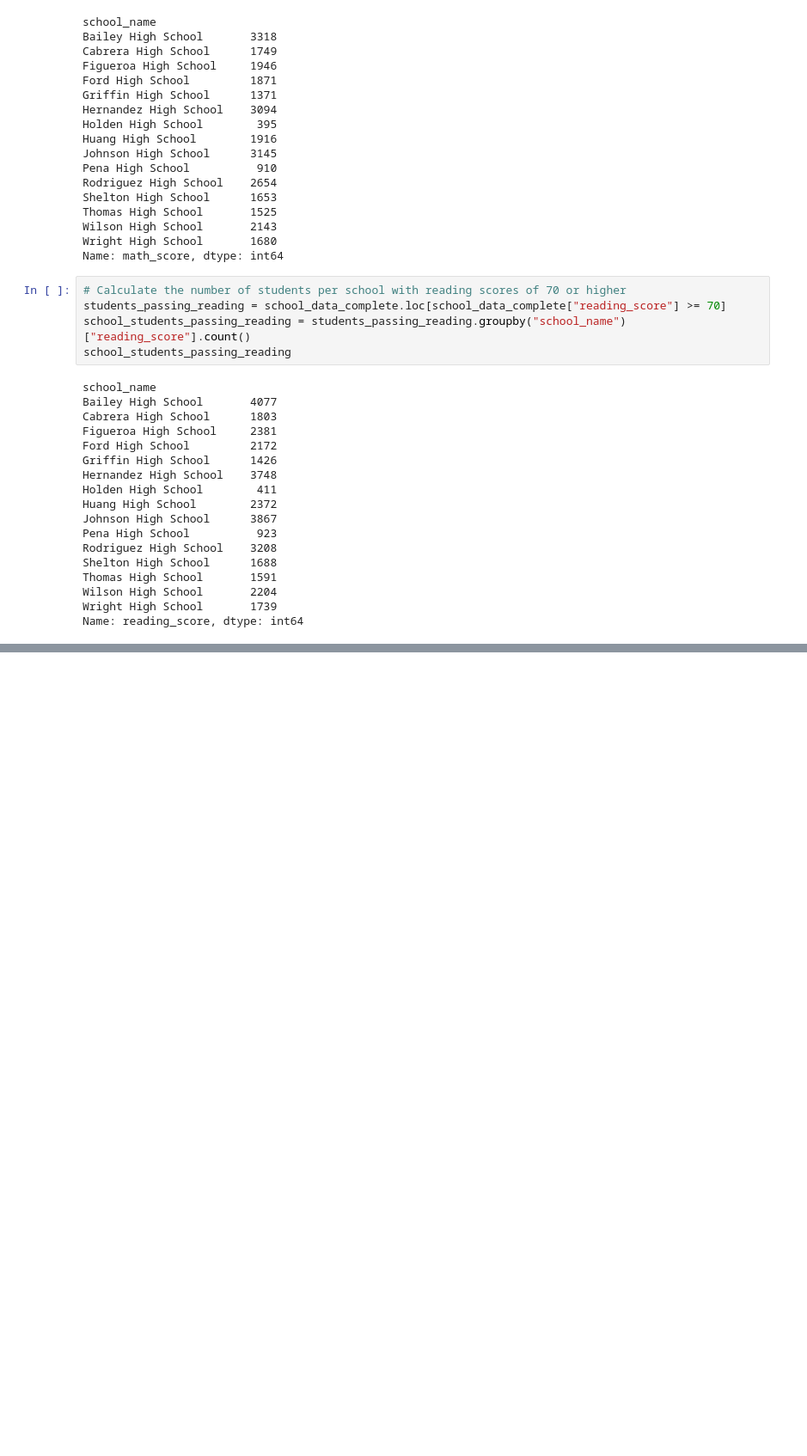
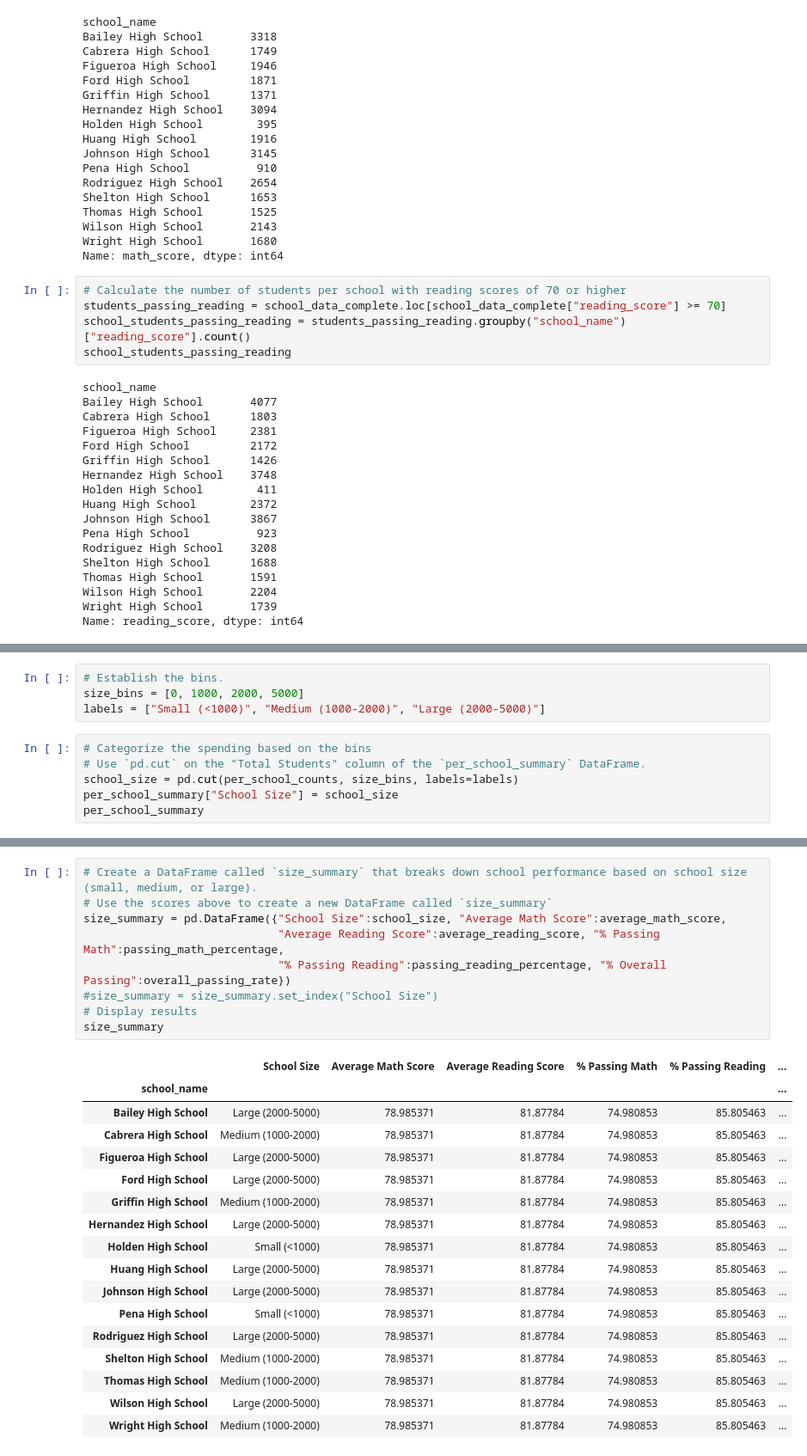
Before and after one commit to rainaeverson/pandas-challenge, a Jupyter notebook: PyCitySchools/PyCitySchools.ipynb, the cells around one changed output, grey strips where cells are left out. Shown: that part at 86% size. Cells and saved outputs as stored; diff of their text form; blank space fills up the shorter version.

Commit message:
More DataFrames

```diff
--- a/PyCitySchools/PyCitySchools.ipynb
+++ b/PyCitySchools/PyCitySchools.ipynb
@@ -273,0 +494,10 @@ overall_passing_rate = school_students_passing_math_and_reading / per_school_cou
+# %%
+# Establish the bins.
+size_bins = [0, 1000, 2000, 5000]
+labels = ["Small (<1000)", "Medium (1000-2000)", "Large (2000-5000)"]
+# %%
+# Categorize the spending based on the bins
+# Use `pd.cut` on the "Total Students" column of the `per_school_summary` DataFrame.
+school_size = pd.cut(per_school_counts, size_bins, labels=labels)
+per_school_summary["School Size"] = school_size
+per_school_summary
@@ -273,0 +528,27 @@ overall_passing_rate = school_students_passing_math_and_reading / per_school_cou
+# %%
+# Create a DataFrame called `size_summary` that breaks down school performance based on school size (small, medium, or large).
+# Use the scores above to create a new DataFrame called `size_summary`
+size_summary = pd.DataFrame({"School Size":school_size, "Average Math Score":average_math_score,
+                             "Average Reading Score":average_reading_score, "% Passing Math":passing_math_percentage,
+                             "% Passing Reading":passing_reading_percentage, "% Overall Passing":overall_passing_rate})
+#size_summary = size_summary.set_index("School Size")
+# Display results
+size_summary
+# %% [output]
+|  | School Size | Average Math Score | Average Reading Score | % Passing Math | % Passing Reading | ... |
+| school_name |  |  |  |  |  | ... |
+| Bailey High School | Large (2000-5000) | 78.985371 | 81.87784 | 74.980853 | 85.805463 | ... |
+| Cabrera High School | Medium (1000-2000) | 78.985371 | 81.87784 | 74.980853 | 85.805463 | ... |
+| Figueroa High School | Large (2000-5000) | 78.985371 | 81.87784 | 74.980853 | 85.805463 | ... |
+| Ford High School | Large (2000-5000) | 78.985371 | 81.87784 | 74.980853 | 85.805463 | ... |
+| Griffin High School | Medium (1000-2000) | 78.985371 | 81.87784 | 74.980853 | 85.805463 | ... |
+| Hernandez High School | Large (2000-5000) | 78.985371 | 81.87784 | 74.980853 | 85.805463 | ... |
+| Holden High School | Small (<1000) | 78.985371 | 81.87784 | 74.980853 | 85.805463 | ... |
+| Huang High School | Large (2000-5000) | 78.985371 | 81.87784 | 74.980853 | 85.805463 | ... |
+| Johnson High School | Large (2000-5000) | 78.985371 | 81.87784 | 74.980853 | 85.805463 | ... |
+| Pena High School | Small (<1000) | 78.985371 | 81.87784 | 74.980853 | 85.805463 | ... |
+| Rodriguez High School | Large (2000-5000) | 78.985371 | 81.87784 | 74.980853 | 85.805463 | ... |
+| Shelton High School | Medium (1000-2000) | 78.985371 | 81.87784 | 74.980853 | 85.805463 | ... |
+| Thomas High School | Medium (1000-2000) | 78.985371 | 81.87784 | 74.980853 | 85.805463 | ... |
+| Wilson High School | Large (2000-5000) | 78.985371 | 81.87784 | 74.980853 | 85.805463 | ... |
+| Wright High School | Medium (1000-2000) | 78.985371 | 81.87784 | 74.980853 | 85.805463 | ... |
```
Also changed, not shown: parts of 32 cells of this notebook, 2 other files.
